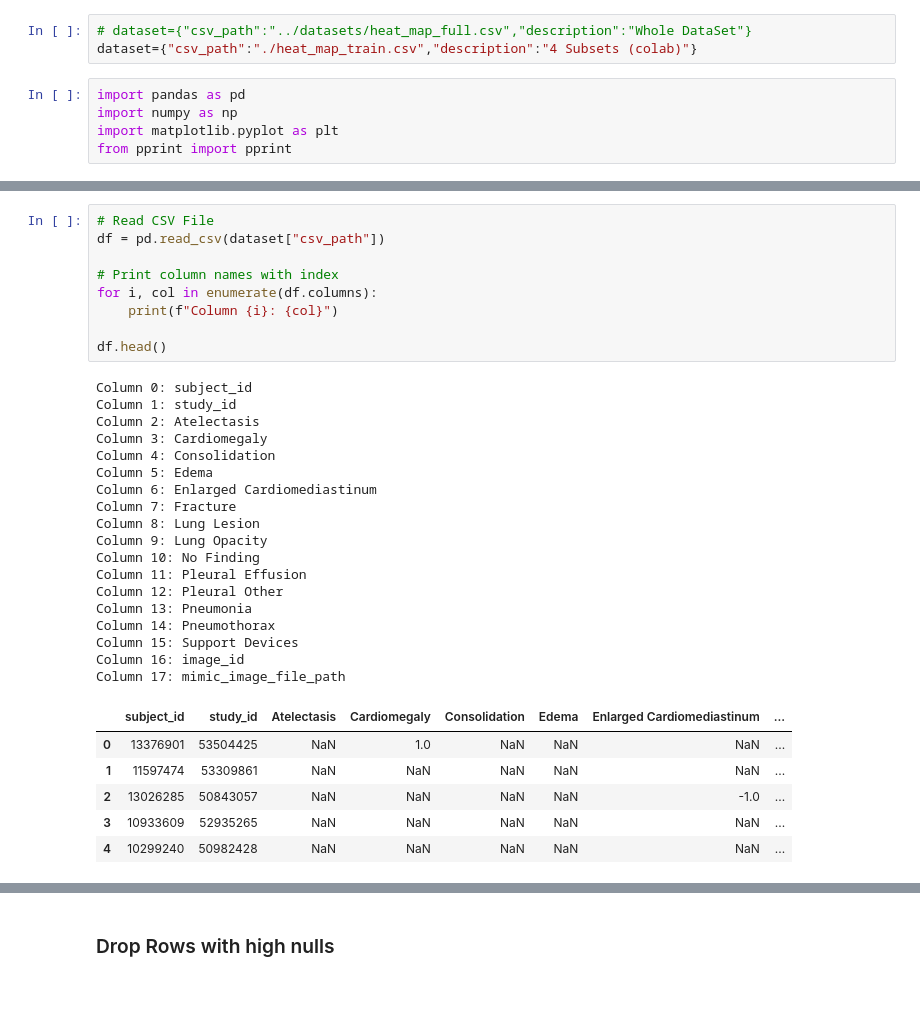
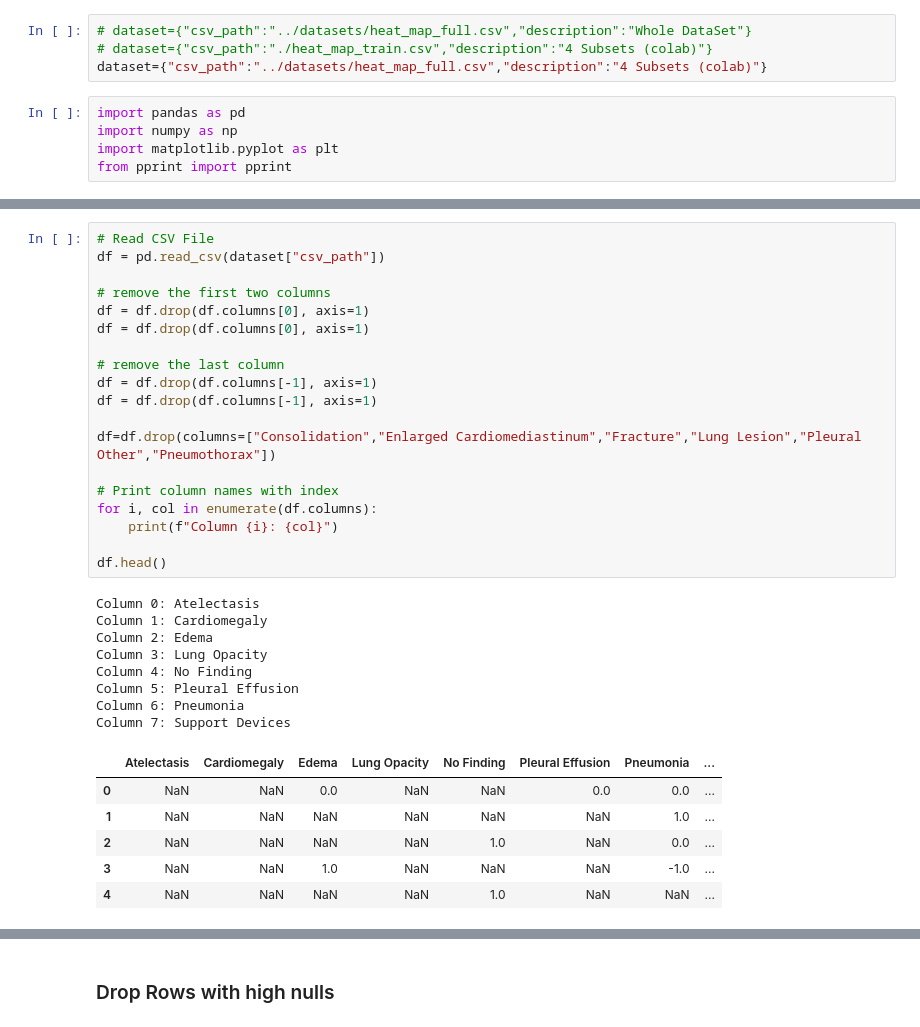
Before and after one commit to BasmaElhoseny01/X-Reporto-AI, a Jupyter notebook: note_books/Heat Maps Classes Weights.ipynb, the cells around one changed output, grey strips where cells are left out. Saved outputs shown, nothing was run; the diff lists cells and outputs as text; blank space fills up the shorter version.

```diff
--- a/note_books/Heat Maps Classes Weights.ipynb
+++ b/note_books/Heat Maps Classes Weights.ipynb
@@ -1,6 +1,7 @@
 # %%
 # dataset={"csv_path":"../datasets/heat_map_full.csv","description":"Whole DataSet"}
-dataset={"csv_path":"./heat_map_train.csv","description":"4 Subsets (colab)"}
+# dataset={"csv_path":"./heat_map_train.csv","description":"4 Subsets (colab)"}
+dataset={"csv_path":"../datasets/heat_map_full.csv","description":"4 Subsets (colab)"}
 # %%
 import pandas as pd
 import numpy as np
@@ -39,37 +40,37 @@ def plot_histogram(df,dataset_description):
 # %%
 # Read CSV File
 df = pd.read_csv(dataset["csv_path"])
+
+# remove the first two columns
+df = df.drop(df.columns[0], axis=1)
+df = df.drop(df.columns[0], axis=1)
+
+# remove the last column
+df = df.drop(df.columns[-1], axis=1)
+df = df.drop(df.columns[-1], axis=1)
+
+df=df.drop(columns=["Consolidation","Enlarged Cardiomediastinum","Fracture","Lung Lesion","Pleural Other","Pneumothorax"])
 
 # Print column names with index
 for i, col in enumerate(df.columns):
     print(f"Column {i}: {col}")
 
 df.head()
 # %% [output]
-Column 0: subject_id
-Column 1: study_id
-Column 2: Atelectasis
-Column 3: Cardiomegaly
-Column 4: Consolidation
-Column 5: Edema
-Column 6: Enlarged Cardiomediastinum
-Column 7: Fracture
-Column 8: Lung Lesion
-Column 9: Lung Opacity
-Column 10: No Finding
-Column 11: Pleural Effusion
-Column 12: Pleural Other
-Column 13: Pneumonia
-Column 14: Pneumothorax
-Column 15: Support Devices
-Column 16: image_id
-Column 17: mimic_image_file_path
+Column 0: Atelectasis
+Column 1: Cardiomegaly
+Column 2: Edema
+Column 3: Lung Opacity
+Column 4: No Finding
+Column 5: Pleural Effusion
+Column 6: Pneumonia
+Column 7: Support Devices
-|  | subject_id | study_id | Atelectasis | Cardiomegaly | Consolidation | Edema | Enlarged Cardiomediastinum | ... |
-| 0 | 13376901 | 53504425 | NaN | 1.0 | NaN | NaN | NaN | ... |
-| 1 | 11597474 | 53309861 | NaN | NaN | NaN | NaN | NaN | ... |
-| 2 | 13026285 | 50843057 | NaN | NaN | NaN | NaN | -1.0 | ... |
-| 3 | 10933609 | 52935265 | NaN | NaN | NaN | NaN | NaN | ... |
-| 4 | 10299240 | 50982428 | NaN | NaN | NaN | NaN | NaN | ... |
+|  | Atelectasis | Cardiomegaly | Edema | Lung Opacity | No Finding | Pleural Effusion | Pneumonia | ... |
+| 0 | NaN | NaN | 0.0 | NaN | NaN | 0.0 | 0.0 | ... |
+| 1 | NaN | NaN | NaN | NaN | NaN | NaN | 1.0 | ... |
+| 2 | NaN | NaN | NaN | NaN | 1.0 | NaN | 0.0 | ... |
+| 3 | NaN | NaN | 1.0 | NaN | NaN | NaN | -1.0 | ... |
+| 4 | NaN | NaN | NaN | NaN | 1.0 | NaN | NaN | ... |
 # %%
 plot_histogram(df=df,dataset_description=dataset['description'])
 # %% [output]
```
Also changed, not shown: parts of 5 cells of this notebook.
